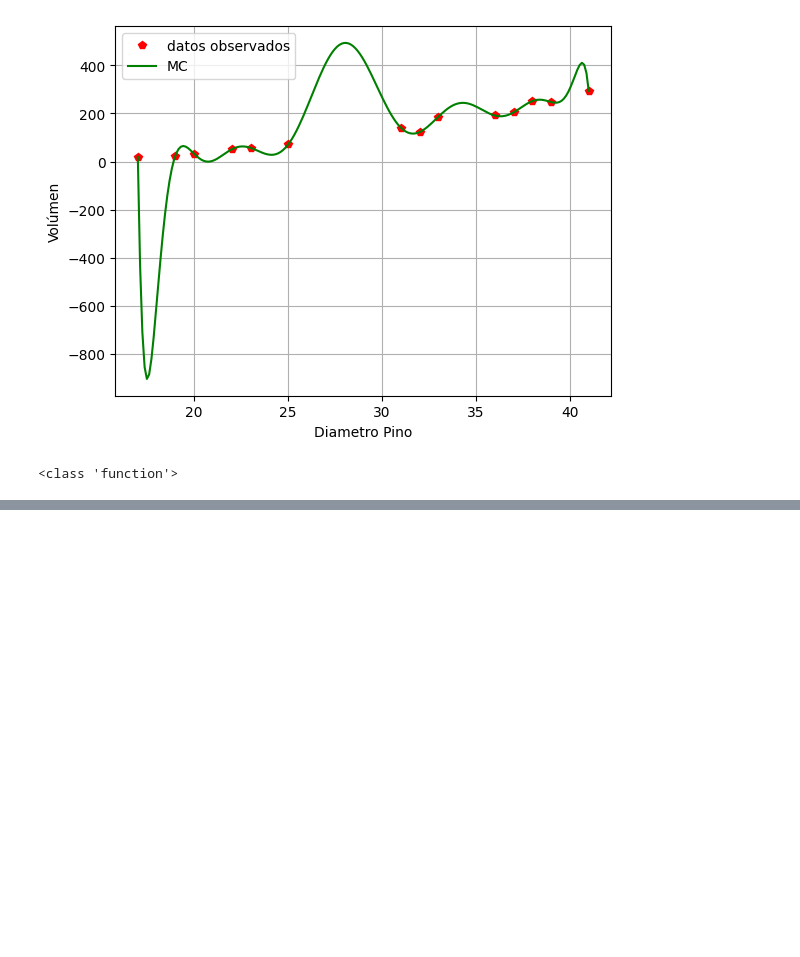
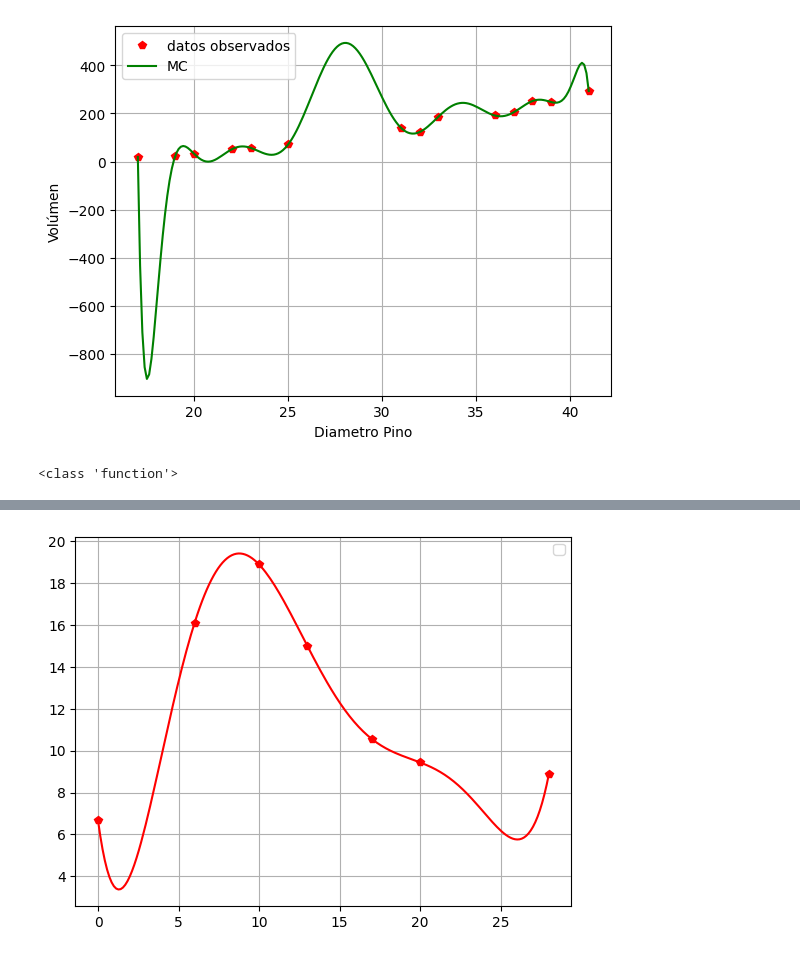
Before and after one commit to andresparceromelo/analisis_numerico, a Jupyter notebook: interpolacion_y_ajuste/interpolacion.ipynb, the cells around one changed output, grey strips where cells are left out. Cells and saved outputs as stored; diff of their text form; code cells hidden in the pictures; blank space fills up the shorter version.

```diff
--- a/interpolacion_y_ajuste/interpolacion.ipynb
+++ b/interpolacion_y_ajuste/interpolacion.ipynb
@@ -282,0 +315,31 @@ P2(28)
+# %%
+import numpy as np
+import matplotlib.pyplot as plt
+from sel import eliminacion_gaussiana
+from modelos import Matrix
+
+x_data = np.array([0,6,10,13,17,20,28])
+
+y_data1 = np.array([6.67, 16.11, 18.89, 15.00, 10.56, 9.44, 8.89])
+
+y_data2 = np.array([6.67, 17.33, 42.67, 37.33, 30.10, 29.31, 28.74])
+
+A = Matrix(x_data)
+
+coef1 = eliminacion_gaussiana(A, y_data1)
+coef2 = eliminacion_gaussiana(A, y_data2)
+
+P1 = lambda x: sum(coef1[i]*x**i for i in range (len(x_data)))
+
+P2 = lambda x: sum(coef2[i]*x**i for i in range (len(x_data)))
+
+
+x_values = np.linspace(min(x_data), max(x_data), 200)
+plt.plot(x_data, y_data1, 'pr')
+plt.plot(x_values, P1(x_values), "r")
+plt.legend()
+plt.grid()
+
+plt.show()
+# %% [output]
+[figure, added]
```
Also changed, not shown: parts of 4 cells of this notebook, 10 other files.
